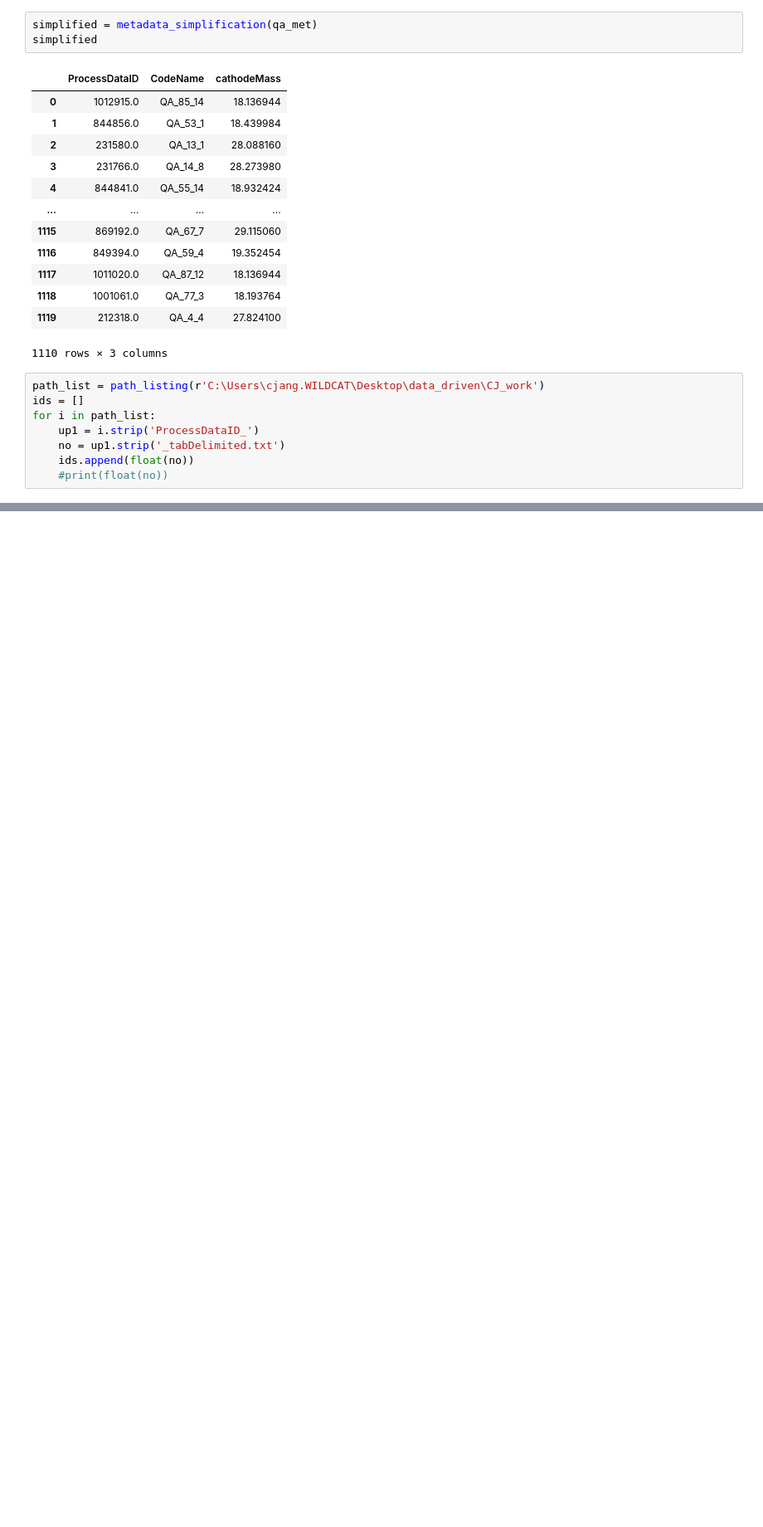
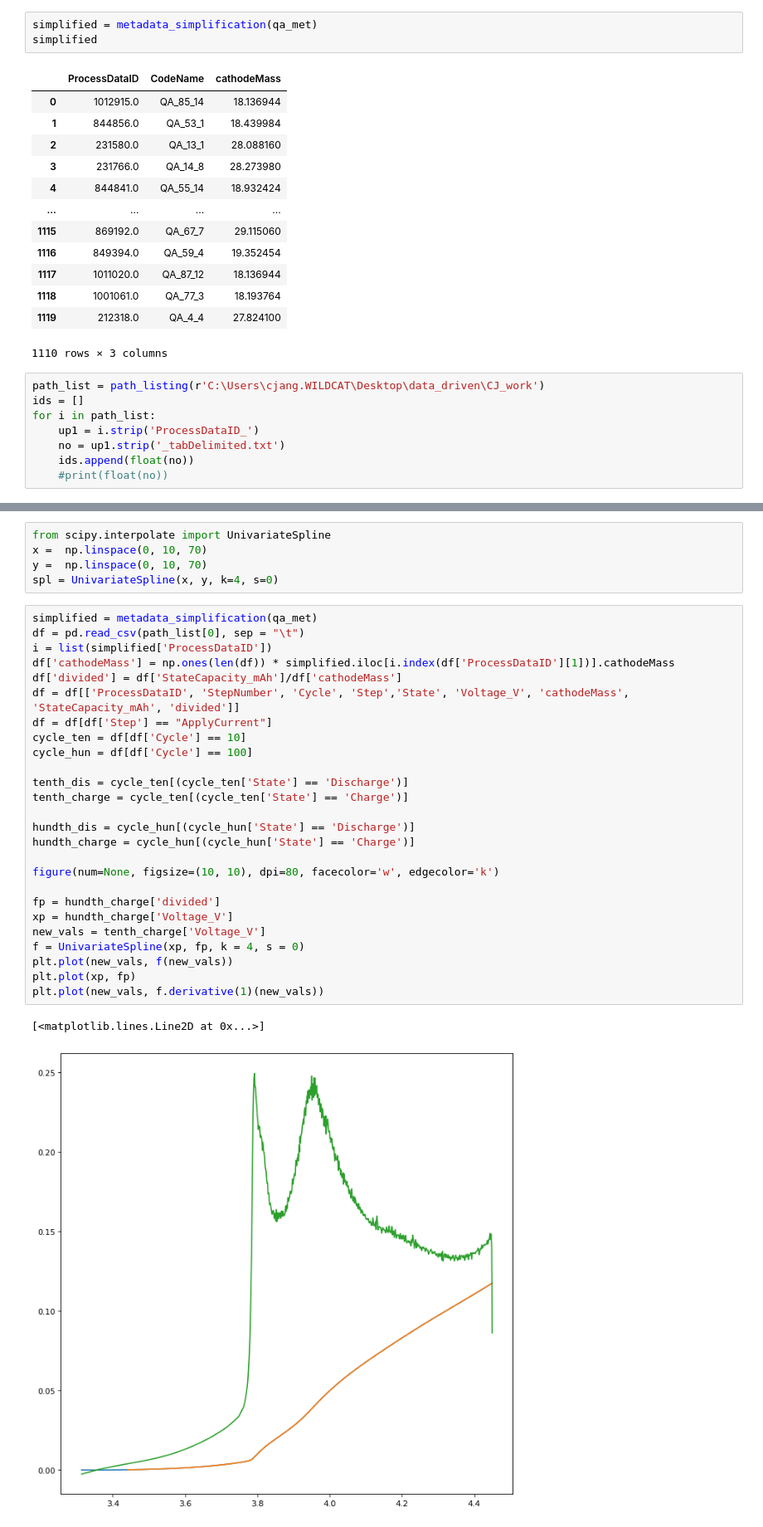
Before and after one commit to cheolhojang/data-driven-prediction-of-battery-cycle-life-before-capacity-degradation, a Jupyter notebook: CJ_work/interpolation.ipynb, the cells around one changed output, grey strips where cells are left out. Shown at 83% size. Drawn from its saved outputs; the diff is of its cells as text; blank space fills up the shorter version.

Commit message:
derivatives are added

```diff
--- a/CJ_work/interpolation.ipynb
+++ b/CJ_work/interpolation.ipynb
@@ -91,3 +139,37 @@ for i in path_list:
 <Figure size 800x800 with 0 Axes>
 [figure]
 ... (20 outputs left out)
+# %%
+from scipy.interpolate import UnivariateSpline
+x =  np.linspace(0, 10, 70)
+y =  np.linspace(0, 10, 70)
+spl = UnivariateSpline(x, y, k=4, s=0)
+# %%
+simplified = metadata_simplification(qa_met)
+df = pd.read_csv(path_list[0], sep = "\t")
+i = list(simplified['ProcessDataID'])
+df['cathodeMass'] = np.ones(len(df)) * simplified.iloc[i.index(df['ProcessDataID'][1])].cathodeMass
+df['divided'] = df['StateCapacity_mAh']/df['cathodeMass']
+df = df[['ProcessDataID', 'StepNumber', 'Cycle', 'Step','State', 'Voltage_V', 'cathodeMass', 'StateCapacity_mAh', 'divided']]
+df = df[df['Step'] == "ApplyCurrent"]
+cycle_ten = df[df['Cycle'] == 10]
+cycle_hun = df[df['Cycle'] == 100]
+
+tenth_dis = cycle_ten[(cycle_ten['State'] == 'Discharge')]
+tenth_charge = cycle_ten[(cycle_ten['State'] == 'Charge')]
+
+hundth_dis = cycle_hun[(cycle_hun['State'] == 'Discharge')]
+hundth_charge = cycle_hun[(cycle_hun['State'] == 'Charge')]
+
+figure(num=None, figsize=(10, 10), dpi=80, facecolor='w', edgecolor='k')
+
+fp = hundth_charge['divided']
+xp = hundth_charge['Voltage_V']
+new_vals = tenth_charge['Voltage_V']
+f = UnivariateSpline(xp, fp, k = 4, s = 0)
+plt.plot(new_vals, f(new_vals))
+plt.plot(xp, fp)
+plt.plot(new_vals, f.derivative(1)(new_vals))
+# %% [output]
+[<matplotlib.lines.Line2D at 0x...>]
+[figure, added]
```
Also changed, not shown: parts of 4 cells of this notebook, 1 other file.
